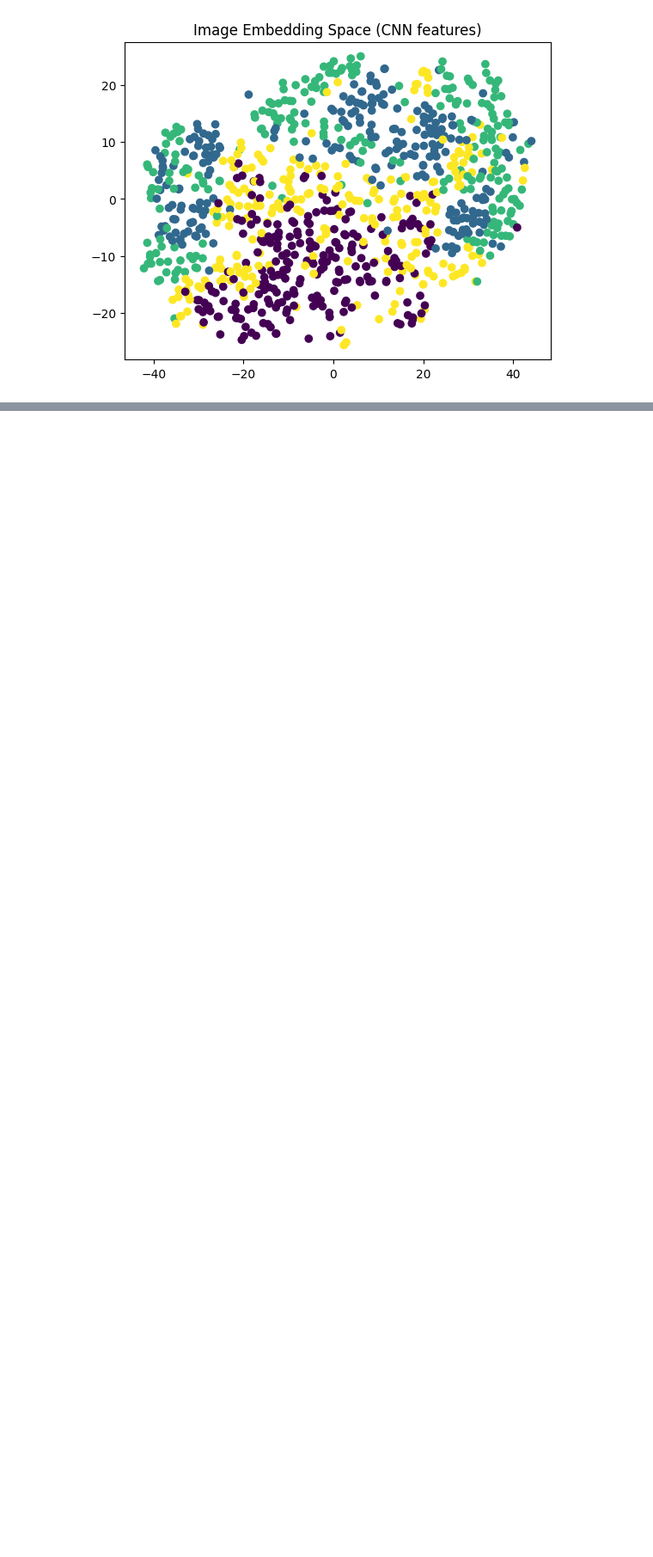
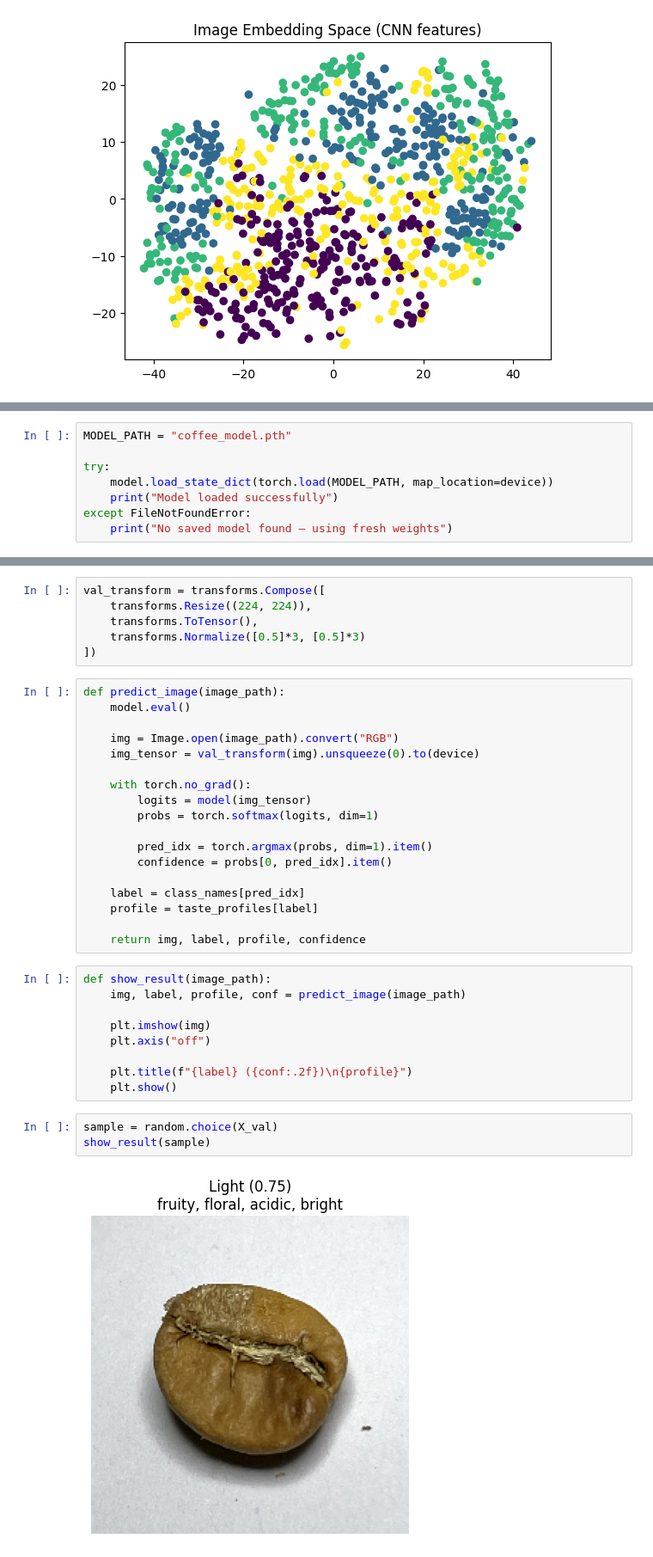
Before and after one commit to DaisyRacin/AI7-DataChallenge, a Jupyter notebook: Training.ipynb, the cells around one changed output, grey strips where cells are left out. Shown at 86% size. Cells and saved outputs as stored; diff of their text form; blank space fills up the shorter version.

```diff
--- a/Training.ipynb
+++ b/Training.ipynb
@@ -374,0 +419,8 @@ plt.show()
+# %%
+MODEL_PATH = "coffee_model.pth"
+
+try:
+    model.load_state_dict(torch.load(MODEL_PATH, map_location=device))
+    print("Model loaded successfully")
+except FileNotFoundError:
+    print("No saved model found — using fresh weights")
@@ -374,0 +431,38 @@ plt.show()
+# %%
+val_transform = transforms.Compose([
+    transforms.Resize((224, 224)),
+    transforms.ToTensor(),
+    transforms.Normalize([0.5]*3, [0.5]*3)
+])
+# %%
+def predict_image(image_path):
+    model.eval()
+
+    img = Image.open(image_path).convert("RGB")
+    img_tensor = val_transform(img).unsqueeze(0).to(device)
+
+    with torch.no_grad():
+        logits = model(img_tensor)
+        probs = torch.softmax(logits, dim=1)
+
+        pred_idx = torch.argmax(probs, dim=1).item()
+        confidence = probs[0, pred_idx].item()
+
+    label = class_names[pred_idx]
+    profile = taste_profiles[label]
+
+    return img, label, profile, confidence
+# %%
+def show_result(image_path):
+    img, label, profile, conf = predict_image(image_path)
+
+    plt.imshow(img)
+    plt.axis("off")
+
+    plt.title(f"{label} ({conf:.2f})\n{profile}")
+    plt.show()
+# %%
+sample = random.choice(X_val)
+show_result(sample)
+# %% [output]
+[figure, added]
```
Also changed, not shown: parts of 12 cells of this notebook.
